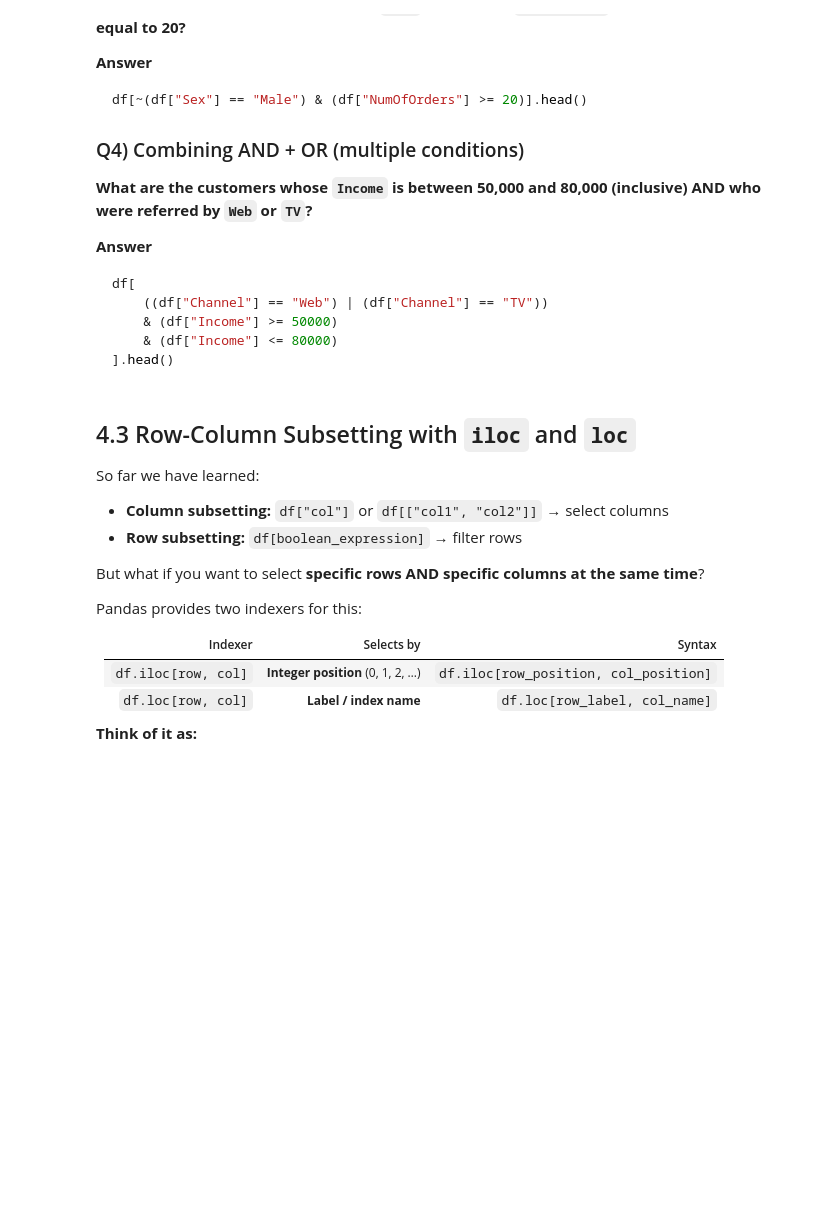
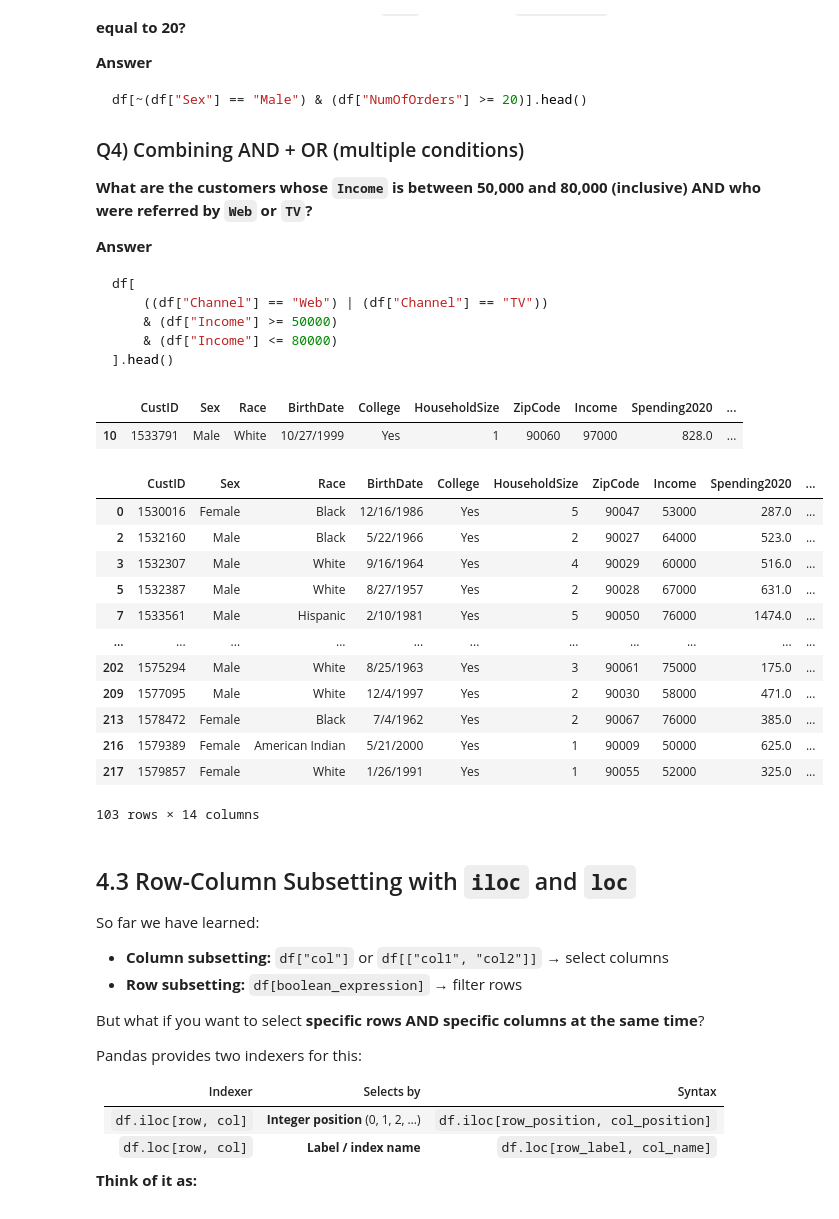
Before and after one commit to clearmindlearn/IST4520-Fall-2026, a Jupyter notebook: Python-Code/Pandas-Data-Manage/Pandas_Part2.ipynb, the cells around one changed output. Drawn from its saved outputs; the diff is of its cells as text; code cells hidden in the pictures; blank space fills up the shorter version.

````diff
--- a/Python-Code/Pandas-Data-Manage/Pandas_Part2.ipynb
+++ b/Python-Code/Pandas-Data-Manage/Pandas_Part2.ipynb
@@ -549,6 +646,27 @@ df[
     & (df["Income"] <= 80000)
 ].head()
 ```
+# %%
+df[(df["Spending2021"] > 1000) & (df["Satisfaction"] == "Very Dissatisfied")]
+# %% [output]
+|  | CustID | Sex | Race | BirthDate | College | HouseholdSize | ZipCode | Income | Spending2020 | ... |
+| 10 | 1533791 | Male | White | 10/27/1999 | Yes | 1 | 90060 | 97000 | 828.0 | ... |
+# %%
+df[(df["Income"] >= 50000) & (df["Income"] <= 80000)]
+# %% [output]
+|  | CustID | Sex | Race | BirthDate | College | HouseholdSize | ZipCode | Income | Spending2020 | ... |
+| 0 | 1530016 | Female | Black | 12/16/1986 | Yes | 5 | 90047 | 53000 | 287.0 | ... |
+| 2 | 1532160 | Male | Black | 5/22/1966 | Yes | 2 | 90027 | 64000 | 523.0 | ... |
+| 3 | 1532307 | Male | White | 9/16/1964 | Yes | 4 | 90029 | 60000 | 516.0 | ... |
+| 5 | 1532387 | Male | White | 8/27/1957 | Yes | 2 | 90028 | 67000 | 631.0 | ... |
+| 7 | 1533561 | Male | Hispanic | 2/10/1981 | Yes | 5 | 90050 | 76000 | 1474.0 | ... |
+| ... | ... | ... | ... | ... | ... | ... | ... | ... | ... | ... |
+| 202 | 1575294 | Male | White | 8/25/1963 | Yes | 3 | 90061 | 75000 | 175.0 | ... |
+| 209 | 1577095 | Male | White | 12/4/1997 | Yes | 2 | 90030 | 58000 | 471.0 | ... |
+| 213 | 1578472 | Female | Black | 7/4/1962 | Yes | 2 | 90067 | 76000 | 385.0 | ... |
+| 216 | 1579389 | Female | American Indian | 5/21/2000 | Yes | 1 | 90009 | 50000 | 625.0 | ... |
+| 217 | 1579857 | Female | White | 1/26/1991 | Yes | 1 | 90055 | 52000 | 325.0 | ... |
+103 rows × 14 columns
 # %% [markdown]
 ## 4.3 Row-Column Subsetting with `iloc` and `loc`
 
````
Also changed, not shown: parts of 12 cells of this notebook, 6 other files.
